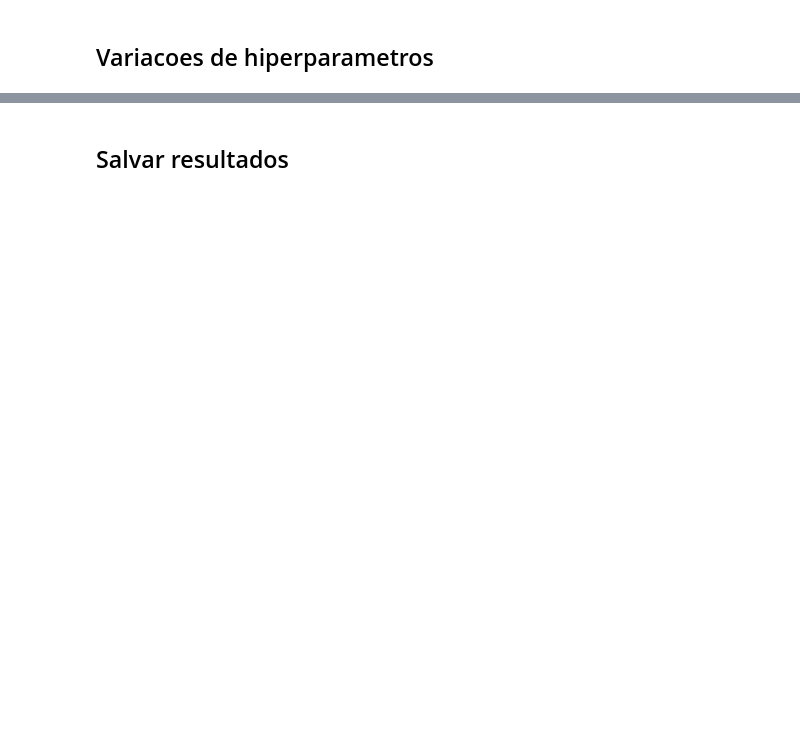
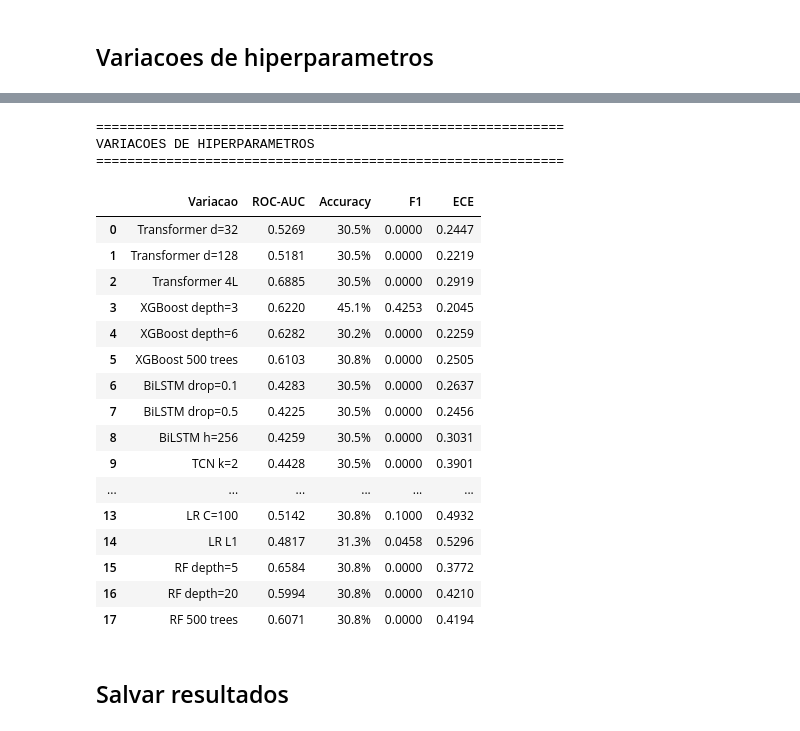
Before and after one commit to andretakeo/tcc-cdia-2026, a Jupyter notebook: 7.model-evaluation/stage3_ollama_embeddings.ipynb, the cells around one changed output, grey strips where cells are left out. Cells and saved outputs as stored; diff of their text form; code cells hidden in the pictures; blank space fills up the shorter version.

```diff
--- a/7.model-evaluation/stage3_ollama_embeddings.ipynb
+++ b/7.model-evaluation/stage3_ollama_embeddings.ipynb
@@ -47,8 +57,7 @@ MODEL_CONFIGS = {
 
 results = {}
 for display_name, config in MODEL_CONFIGS.items():
-    print(f"
-{'='*60}")
+    print(f"{'='*60}")
     print(f"Treinando: {display_name}")
     print(f"{'='*60}")
     results[display_name] = train_and_evaluate(
@@ -159,8 +309,7 @@ VARIATIONS = {
 
 var_results = {}
 for display_name, config in VARIATIONS.items():
-    print(f"
-Variacao: {display_name}")
+    print(f"Variacao: {display_name}")
     var_results[display_name] = train_and_evaluate(
         model_name=config["model_name"],
         data=data,
@@ -171,20 +419,40 @@ Variacao: {display_name}")
 # %%
 var_rows = []
 for name, r in var_results.items():
     var_rows.append({
         "Variacao": name,
         "ROC-AUC": f"{r['classification']['roc_auc']:.4f}",
         "Accuracy": f"{r['classification']['accuracy']:.1%}",
         "F1": f"{r['classification']['f1']:.4f}",
         "ECE": f"{r['calibration']['ece']:.4f}",
     })
 
 df_var = pd.DataFrame(var_rows)
-print("
-" + "="*60)
+print("\n" + "="*60)
 print("VARIACOES DE HIPERPARAMETROS")
 print("="*60)
 display(df_var)
+# %% [output]
+============================================================
+VARIACOES DE HIPERPARAMETROS
+============================================================
+|  | Variacao | ROC-AUC | Accuracy | F1 | ECE |
+| 0 | Transformer d=32 | 0.5269 | 30.5% | 0.0000 | 0.2447 |
+| 1 | Transformer d=128 | 0.5181 | 30.5% | 0.0000 | 0.2219 |
+| 2 | Transformer 4L | 0.6885 | 30.5% | 0.0000 | 0.2919 |
+| 3 | XGBoost depth=3 | 0.6220 | 45.1% | 0.4253 | 0.2045 |
+| 4 | XGBoost depth=6 | 0.6282 | 30.2% | 0.0000 | 0.2259 |
+| 5 | XGBoost 500 trees | 0.6103 | 30.8% | 0.0000 | 0.2505 |
+| 6 | BiLSTM drop=0.1 | 0.4283 | 30.5% | 0.0000 | 0.2637 |
+| 7 | BiLSTM drop=0.5 | 0.4225 | 30.5% | 0.0000 | 0.2456 |
+| 8 | BiLSTM h=256 | 0.4259 | 30.5% | 0.0000 | 0.3031 |
+| 9 | TCN k=2 | 0.4428 | 30.5% | 0.0000 | 0.3901 |
+| ... | ... | ... | ... | ... | ... |
+| 13 | LR C=100 | 0.5142 | 30.8% | 0.1000 | 0.4932 |
+| 14 | LR L1 | 0.4817 | 31.3% | 0.0458 | 0.5296 |
+| 15 | RF depth=5 | 0.6584 | 30.8% | 0.0000 | 0.3772 |
+| 16 | RF depth=20 | 0.5994 | 30.8% | 0.0000 | 0.4210 |
+| 17 | RF 500 trees | 0.6071 | 30.8% | 0.0000 | 0.4194 |
 # %% [markdown]
 ## Salvar resultados
 # %%
```
Also changed, not shown: parts of 13 cells of this notebook, 3 other files.
